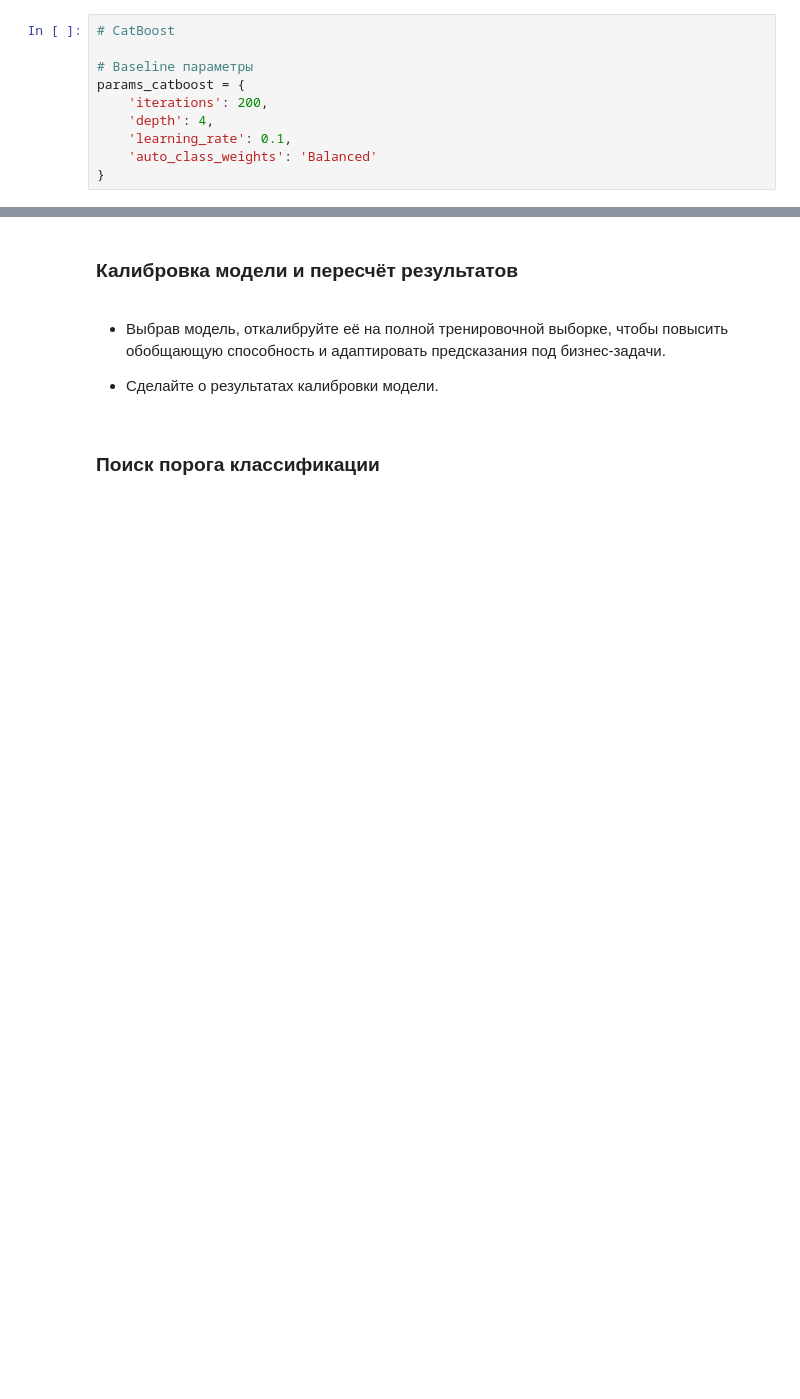
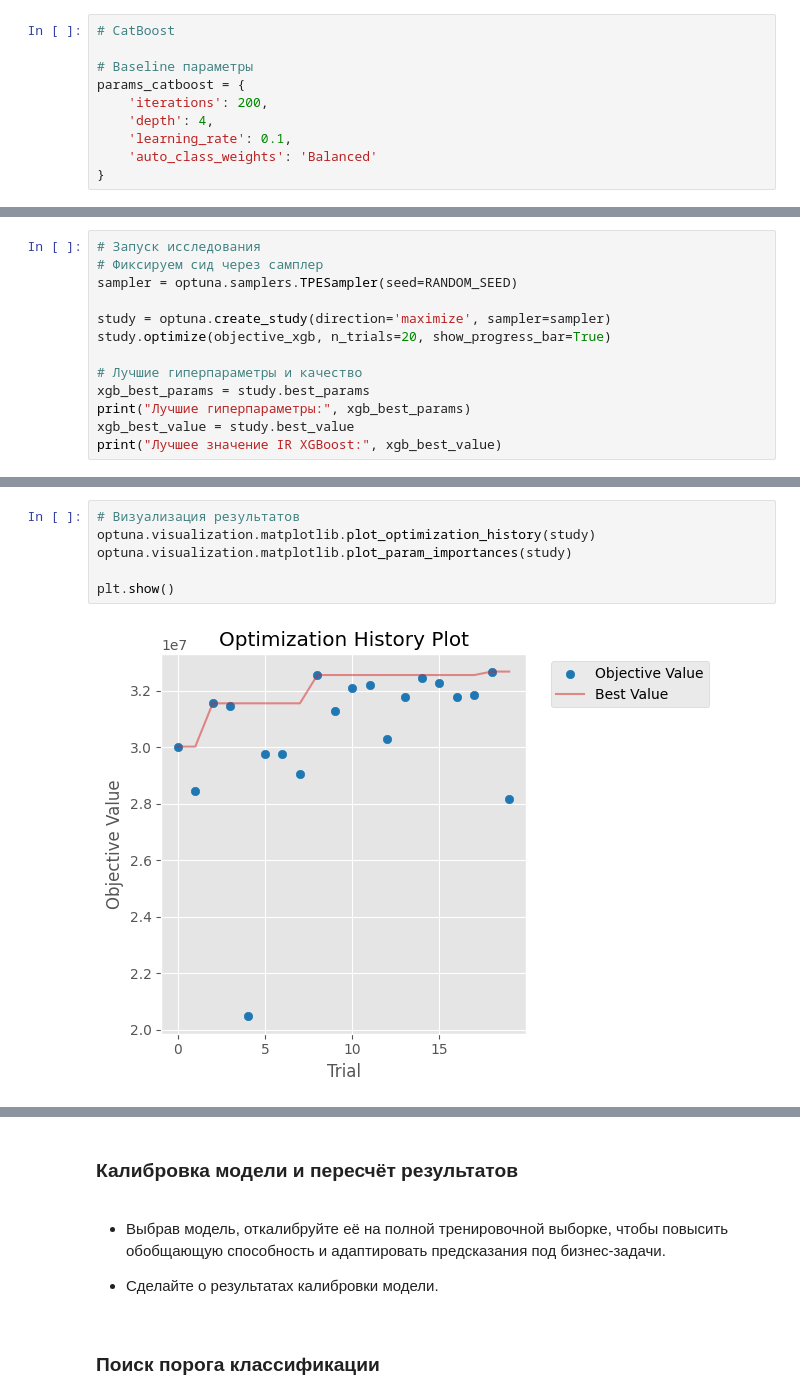
Before and after one commit to TemaQDX/project_module_04_urbanstay, a Jupyter notebook: project_module_04_urbanstay_Artem_Burov.ipynb, the cells around one changed output, grey strips where cells are left out. Saved outputs shown, nothing was run; the diff lists cells and outputs as text; blank space fills up the shorter version.

Commit message:
add optuna

```diff
--- a/project_module_04_urbanstay_Artem_Burov.ipynb
+++ b/project_module_04_urbanstay_Artem_Burov.ipynb
@@ -2173,0 +2309,13 @@ Random Forest исключается из дальнейшего этапа оп
+# %%
+# Запуск исследования
+# Фиксируем сид через самплер
+sampler = optuna.samplers.TPESampler(seed=RANDOM_SEED)
+
+study = optuna.create_study(direction='maximize', sampler=sampler)
+study.optimize(objective_xgb, n_trials=20, show_progress_bar=True)
+
+# Лучшие гиперпараметры и качество
+xgb_best_params = study.best_params
+print("Лучшие гиперпараметры:", xgb_best_params)
+xgb_best_value = study.best_value
+print("Лучшее значение IR XGBoost:", xgb_best_value)
@@ -2173,0 +2341,8 @@ Random Forest исключается из дальнейшего этапа оп
+# %%
+# Визуализация результатов
+optuna.visualization.matplotlib.plot_optimization_history(study)
+optuna.visualization.matplotlib.plot_param_importances(study)
+
+plt.show()
+# %% [output]
+[figure, added]
```
Also changed, not shown: parts of 31 cells of this notebook, 4 other files.
